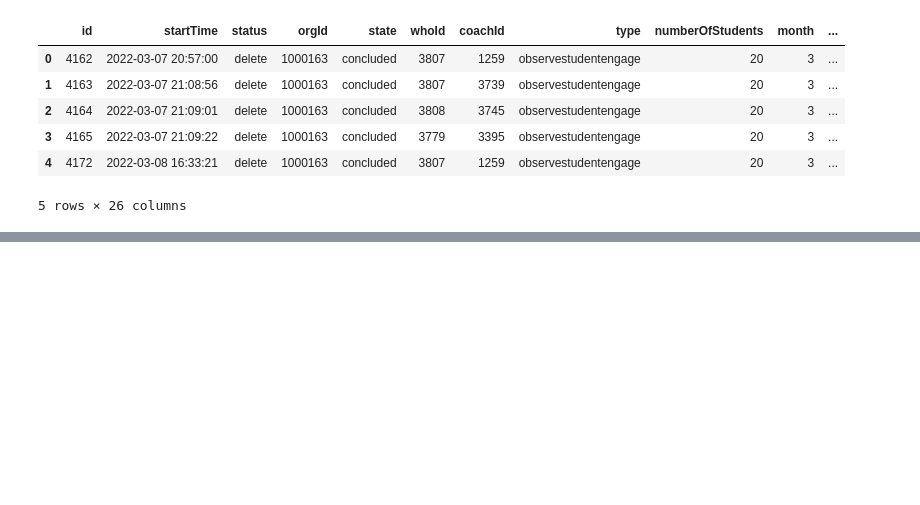
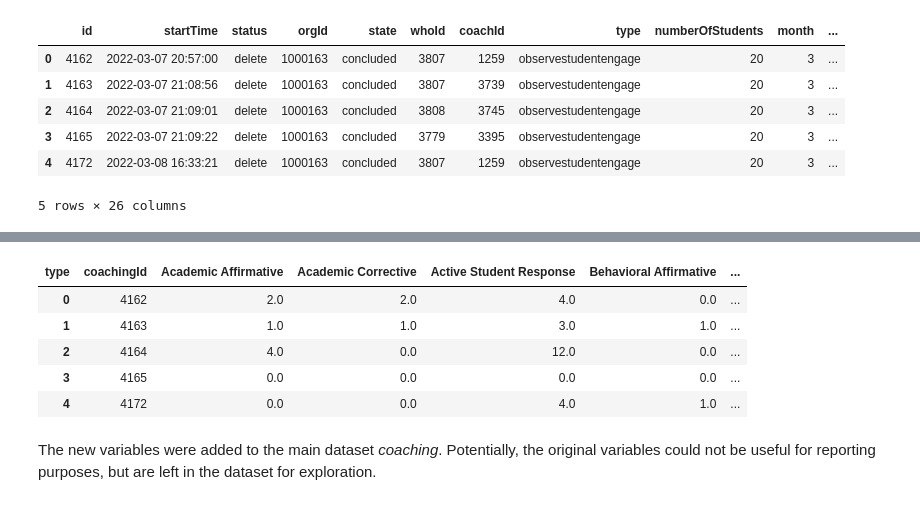
Before and after one commit to majoloso97/EdThrive-reporting, a Jupyter notebook: Calculations.ipynb, the cells around one changed output, grey strips where cells are left out. Saved outputs shown, nothing was run; the diff lists cells and outputs as text; code cells hidden in the pictures; blank space fills up the shorter version.

```diff
--- a/Calculations.ipynb
+++ b/Calculations.ipynb
@@ -162,0 +213,32 @@ coaching.head()
+# %%
+#Calculating total interactions
+coachingDataInteractions = coachingData[coachingData.type.str.contains('interaction')]
+coachingDataInteractions = coachingDataInteractions.pivot_table(index='coachingId', columns='type',values='count', aggfunc='sum')
+
+#Renaming variables according to report labels
+name_mapper = {'interactionacademicaffirmative': 'Academic Affirmative',
+                'interactionacademiccorrective': 'Academic Corrective',
+                'interactionactivestudentresponse': 'Active Student Response',
+                'interactionbehavioralaffirmative': 'Behavioral Affirmative',
+                'interactionbehavioralcorrective': 'Behavioral Corrective',
+                'interactioncannotdetermine': 'Cannot Determine',
+                'interactionharsh': 'Harsh Feedback'}
+coachingDataInteractions.rename(columns= name_mapper, inplace= True)
+coachingDataInteractions.reset_index(inplace=True)
+
+#Add new combination variables
+coachingDataInteractions['Affirmative Feedback'] = coachingDataInteractions['Academic Affirmative'] + coachingDataInteractions['Behavioral Affirmative']
+coachingDataInteractions['Corrective Feedback'] = coachingDataInteractions['Academic Corrective'] + coachingDataInteractions['Behavioral Corrective']
+coachingDataInteractions['Behavioral Feedback'] = coachingDataInteractions['Behavioral Affirmative'] + coachingDataInteractions['Behavioral Corrective']
+coachingDataInteractions['Academic Feedback'] = coachingDataInteractions['Academic Affirmative'] + coachingDataInteractions['Academic Corrective']
+
+coachingDataInteractions.head()
+# %% [output]
+| type | coachingId | Academic Affirmative | Academic Corrective | Active Student Response | Behavioral Affirmative | ... |
+| 0 | 4162 | 2.0 | 2.0 | 4.0 | 0.0 | ... |
+| 1 | 4163 | 1.0 | 1.0 | 3.0 | 1.0 | ... |
+| 2 | 4164 | 4.0 | 0.0 | 12.0 | 0.0 | ... |
+| 3 | 4165 | 0.0 | 0.0 | 0.0 | 0.0 | ... |
+| 4 | 4172 | 0.0 | 0.0 | 4.0 | 1.0 | ... |
+# %% [markdown]
+The new variables were added to the main dataset *coaching*. Potentially, the original variables could not be useful for reporting purposes, but are left in the dataset for exploration.
```
Also changed, not shown: parts of 16 cells of this notebook, 8 other files.
